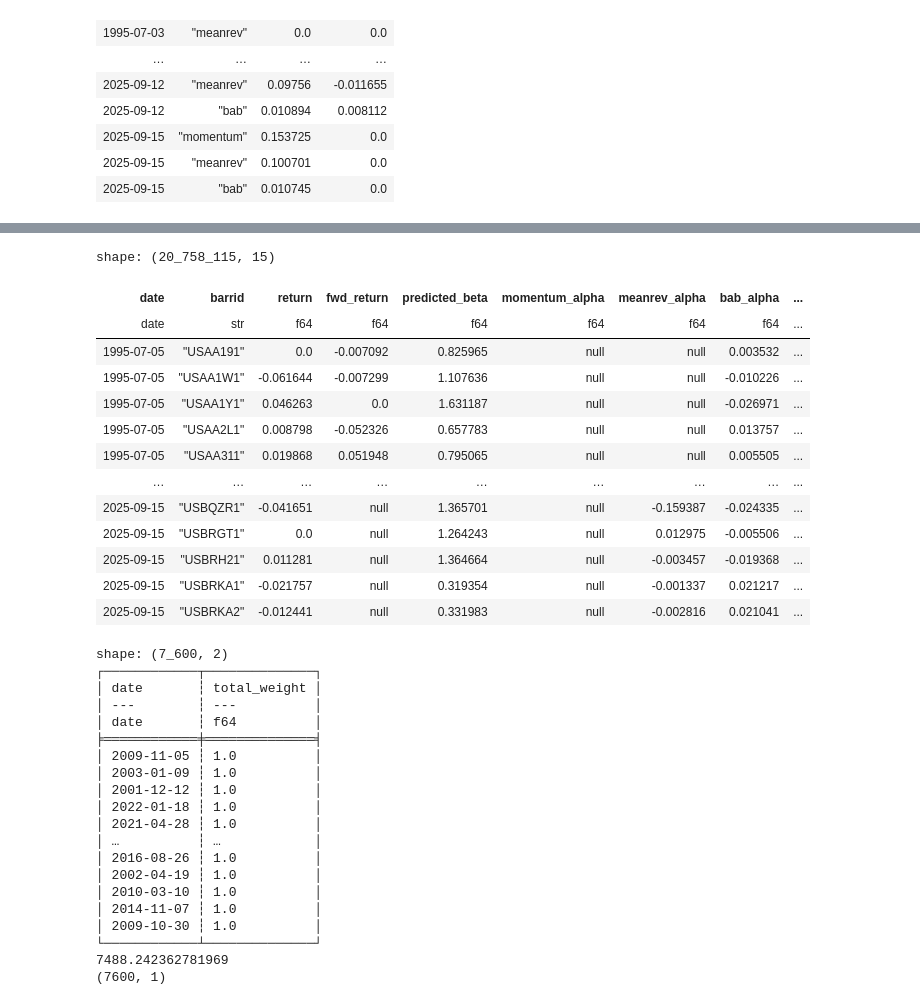
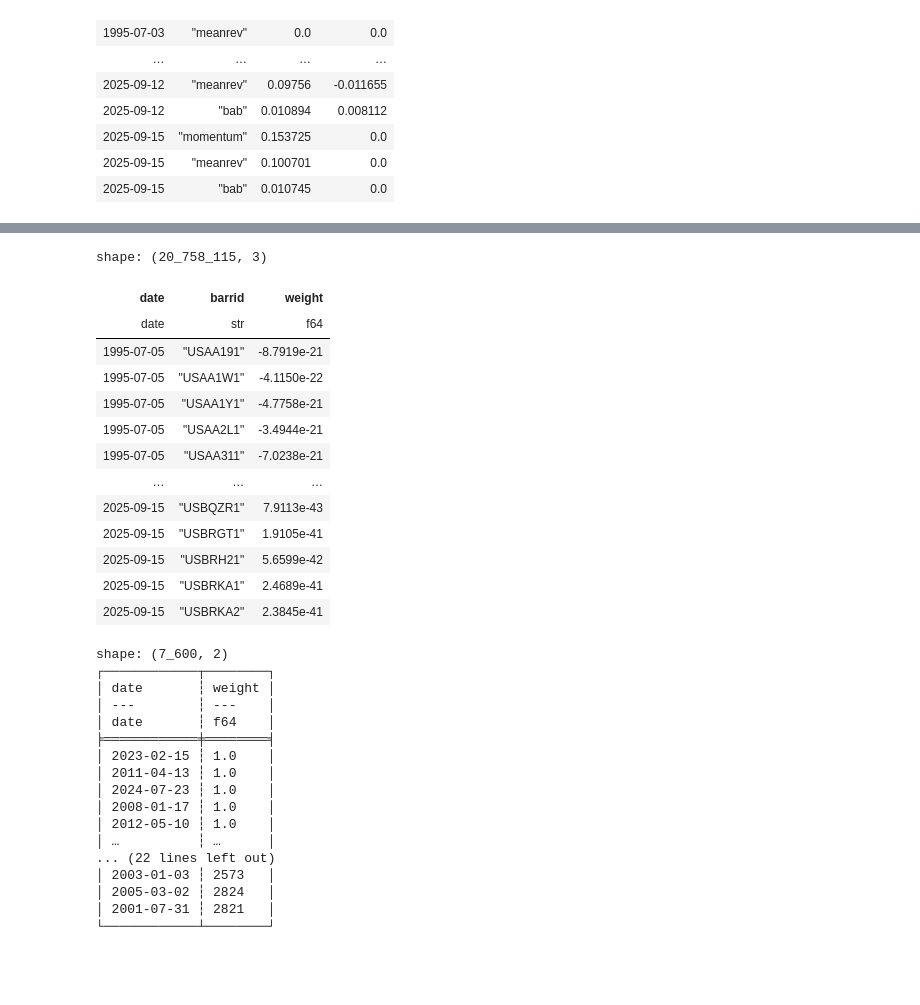
Before and after one commit to xylr11/orthogonal-alphas, a Jupyter notebook: synMVO/synMVO.ipynb, the cells around one changed output, grey strips where cells are left out. Cells and saved outputs as stored; diff of their text form; code cells hidden in the pictures; blank space fills up the shorter version.

Commit message:
Plots and tables/get returns now all functions

```diff
--- a/synMVO/synMVO.ipynb
+++ b/synMVO/synMVO.ipynb
@@ -237,60 +222,57 @@ shape: (20_764_025, 11)
 # %%
-# 1. Pivot meta-weights long → wide
 meta_wide = (
     portfolio_data
     .pivot(values="weight", index="date", on="portfolio")
     .rename({"momentum": "momentum_mw", "meanrev": "meanrev_mw", "bab": "bab_mw"})
 )
 
-# 2. Join with asset-level table
 combined = big_data.join(meta_wide, on="date", how="inner")
 
-# 3. Compute portfolio weights
 final_weights = combined.with_columns([
     (pl.col("momentum_weight") * pl.col("momentum_mw") +
      pl.col("meanrev_weight")  * pl.col("meanrev_mw")  +
      pl.col("bab_weight")      * pl.col("bab_mw")
-    ).alias("total_weight")
+    ).alias("weight")
 ])
 
+final_weights = final_weights.select(['date', 'barrid', 'weight'])
+
 final_weights
 # %% [output]
-shape: (20_758_115, 15)
+shape: (20_758_115, 3)
-| date | barrid | return | fwd_return | predicted_beta | momentum_alpha | meanrev_alpha | bab_alpha | ... |
-| date | str | f64 | f64 | f64 | f64 | f64 | f64 | ... |
-| 1995-07-05 | "USAA191" | 0.0 | -0.007092 | 0.825965 | null | null | 0.003532 | ... |
-| 1995-07-05 | "USAA1W1" | -0.061644 | -0.007299 | 1.107636 | null | null | -0.010226 | ... |
-| 1995-07-05 | "USAA1Y1" | 0.046263 | 0.0 | 1.631187 | null | null | -0.026971 | ... |
-| 1995-07-05 | "USAA2L1" | 0.008798 | -0.052326 | 0.657783 | null | null | 0.013757 | ... |
-| 1995-07-05 | "USAA311" | 0.019868 | 0.051948 | 0.795065 | null | null | 0.005505 | ... |
-| … | … | … | … | … | … | … | … | ... |
-| 2025-09-15 | "USBQZR1" | -0.041651 | null | 1.365701 | null | -0.159387 | -0.024335 | ... |
-| 2025-09-15 | "USBRGT1" | 0.0 | null | 1.264243 | null | 0.012975 | -0.005506 | ... |
-| 2025-09-15 | "USBRH21" | 0.011281 | null | 1.364664 | null | -0.003457 | -0.019368 | ... |
-| 2025-09-15 | "USBRKA1" | -0.021757 | null | 0.319354 | null | -0.001337 | 0.021217 | ... |
-| 2025-09-15 | "USBRKA2" | -0.012441 | null | 0.331983 | null | -0.002816 | 0.021041 | ... |
+| date | barrid | weight |
+| date | str | f64 |
+| 1995-07-05 | "USAA191" | -8.7919e-21 |
+| 1995-07-05 | "USAA1W1" | -4.1150e-22 |
+| 1995-07-05 | "USAA1Y1" | -4.7758e-21 |
+| 1995-07-05 | "USAA2L1" | -3.4944e-21 |
+| 1995-07-05 | "USAA311" | -7.0238e-21 |
+| … | … | … |
+| 2025-09-15 | "USBQZR1" | 7.9113e-43 |
+| 2025-09-15 | "USBRGT1" | 1.9105e-41 |
+| 2025-09-15 | "USBRH21" | 5.6599e-42 |
+| 2025-09-15 | "USBRKA1" | 2.4689e-41 |
+| 2025-09-15 | "USBRKA2" | 2.3845e-41 |
 # %%
-print(final_weights.group_by('date').agg(pl.col('total_weight').sum()))
-print(final_weights['total_weight'].sum())
+print(final_weights.group_by('date').agg(pl.col('weight').sum()))
+print(final_weights['weight'].sum())
 print(final_weights.select('date').unique().to_numpy().shape)
+print(final_weights.group_by('date').agg(pl.col('barrid').n_unique()))
 # %% [output]
 shape: (7_600, 2)
-┌────────────┬──────────────┐
-│ date       ┆ total_weight │
-│ ---        ┆ ---          │
-│ date       ┆ f64          │
-╞════════════╪══════════════╡
-│ 2009-11-05 ┆ 1.0          │
-│ 2003-01-09 ┆ 1.0          │
-│ 2001-12-12 ┆ 1.0          │
-│ 2022-01-18 ┆ 1.0          │
-│ 2021-04-28 ┆ 1.0          │
-│ …          ┆ …            │
-│ 2016-08-26 ┆ 1.0          │
-│ 2002-04-19 ┆ 1.0          │
-│ 2010-03-10 ┆ 1.0          │
-│ 2014-11-07 ┆ 1.0          │
-│ 2009-10-30 ┆ 1.0          │
-└────────────┴──────────────┘
-7488.242362781969
-(7600, 1)
+┌────────────┬────────┐
+│ date       ┆ weight │
+│ ---        ┆ ---    │
+│ date       ┆ f64    │
+╞════════════╪════════╡
+│ 2023-02-15 ┆ 1.0    │
+│ 2011-04-13 ┆ 1.0    │
+│ 2024-07-23 ┆ 1.0    │
+│ 2008-01-17 ┆ 1.0    │
+│ 2012-05-10 ┆ 1.0    │
+│ …          ┆ …      │
+... (22 lines left out)
+│ 2003-01-03 ┆ 2573   │
+│ 2005-03-02 ┆ 2824   │
+│ 2001-07-31 ┆ 2821   │
+└────────────┴────────┘
```
Also changed, not shown: parts of 16 cells of this notebook.
